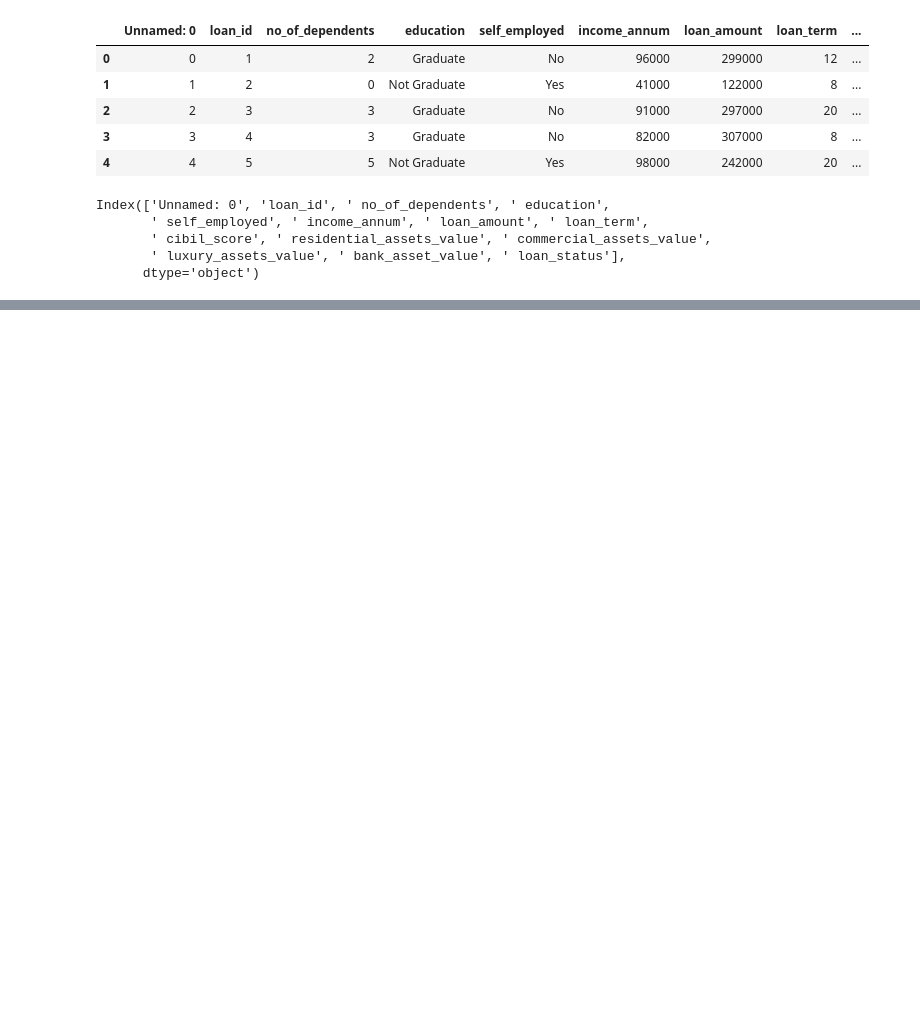
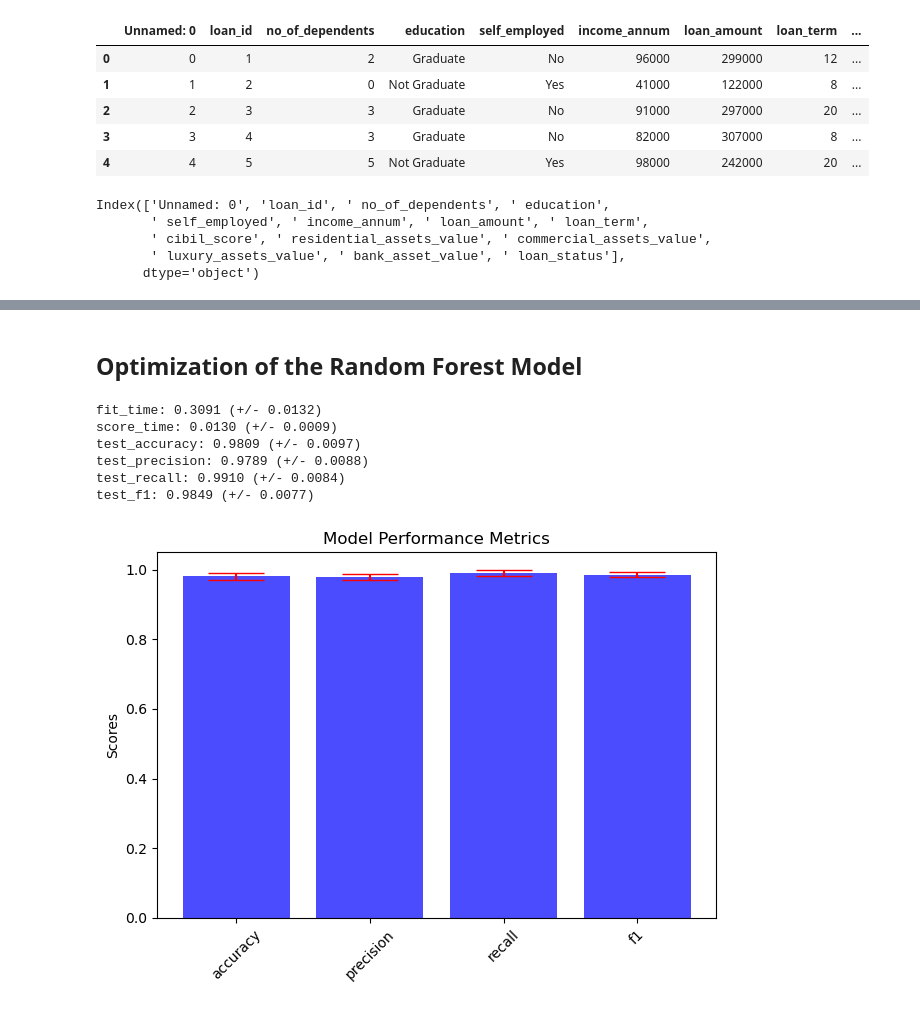
Before and after one commit to ArminaCA/finalproject, a Jupyter notebook: DA_ML.ipynb, the cells around one changed output, grey strips where cells are left out. Saved outputs shown, nothing was run; the diff lists cells and outputs as text; code cells hidden in the pictures; blank space fills up the shorter version.

```diff
--- a/DA_ML.ipynb
+++ b/DA_ML.ipynb
@@ -190,3 +316,5 @@ importances_df = pd.DataFrame(sorted_importances, columns=['Importance', 'Featur
 
 # Save the DataFrame to a CSV
 importances_sorted.to_csv('feature_importances.csv')
+# %% [markdown]
+## Optimization of the Random Forest Model ##
@@ -192,0 +336,42 @@ importances_sorted.to_csv('feature_importances.csv')
+# %%
+# Splitting data into training and testing sets
+X_train, X_test, y_train, y_test = train_test_split(X, y, random_state=78)
+
+# Create a random forest classifier
+rf_model = RandomForestClassifier(n_estimators=100, random_state=78)
+
+# Perform cross-validation
+cv_results = cross_validate(rf_model, X_train, y_train, scoring=scoring_metrics, cv=5)
+
+# Display results
+for metric, scores in cv_results.items():
+    print(f"{metric}: {scores.mean():.4f} (+/- {scores.std():.4f})")
+# %% [output]
+fit_time: 0.3091 (+/- 0.0132)
+score_time: 0.0130 (+/- 0.0009)
+test_accuracy: 0.9809 (+/- 0.0097)
+test_precision: 0.9789 (+/- 0.0088)
+test_recall: 0.9910 (+/- 0.0084)
+test_f1: 0.9849 (+/- 0.0077)
+# %%
+# Filter out the relevant metrics from cv_results
+filtered_cv_results = {k: cv_results[k] for k in ['test_accuracy', 'test_precision', 'test_recall', 'test_f1']}
+
+# Calculate means and standard deviations for the metrics
+#help determine the average performance and variability of your model across the cross-validation folds
+metrics_means = {metric: scores.mean() for metric, scores in filtered_cv_results.items()}
+metrics_std = {metric: scores.std() for metric, scores in filtered_cv_results.items()}
+
+# Bar graph test accuracy
+labels = [key.split('_')[1] for key in metrics_means.keys()]
+means = list(metrics_means.values())
+std_devs = list(metrics_std.values())
+
+plt.bar(labels, means, yerr=std_devs, align='center', alpha=0.7, color='blue', ecolor='red', capsize=20)
+plt.ylabel('Scores')
+plt.title('Model Performance Metrics')
+plt.xticks(rotation=45)
+plt.tight_layout()
+plt.show()
+# %% [output]
+[figure, added]
```
Also changed, not shown: parts of 41 cells of this notebook.
